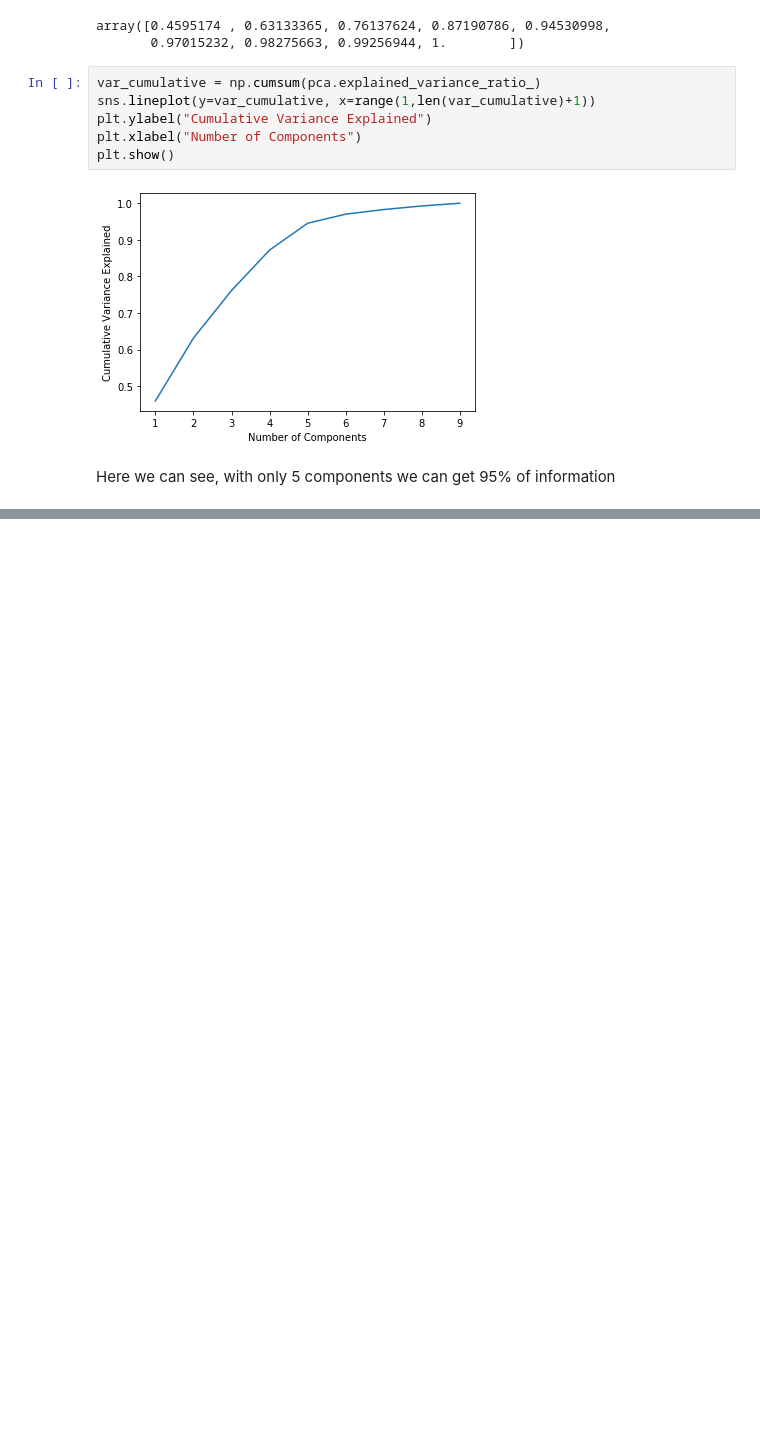
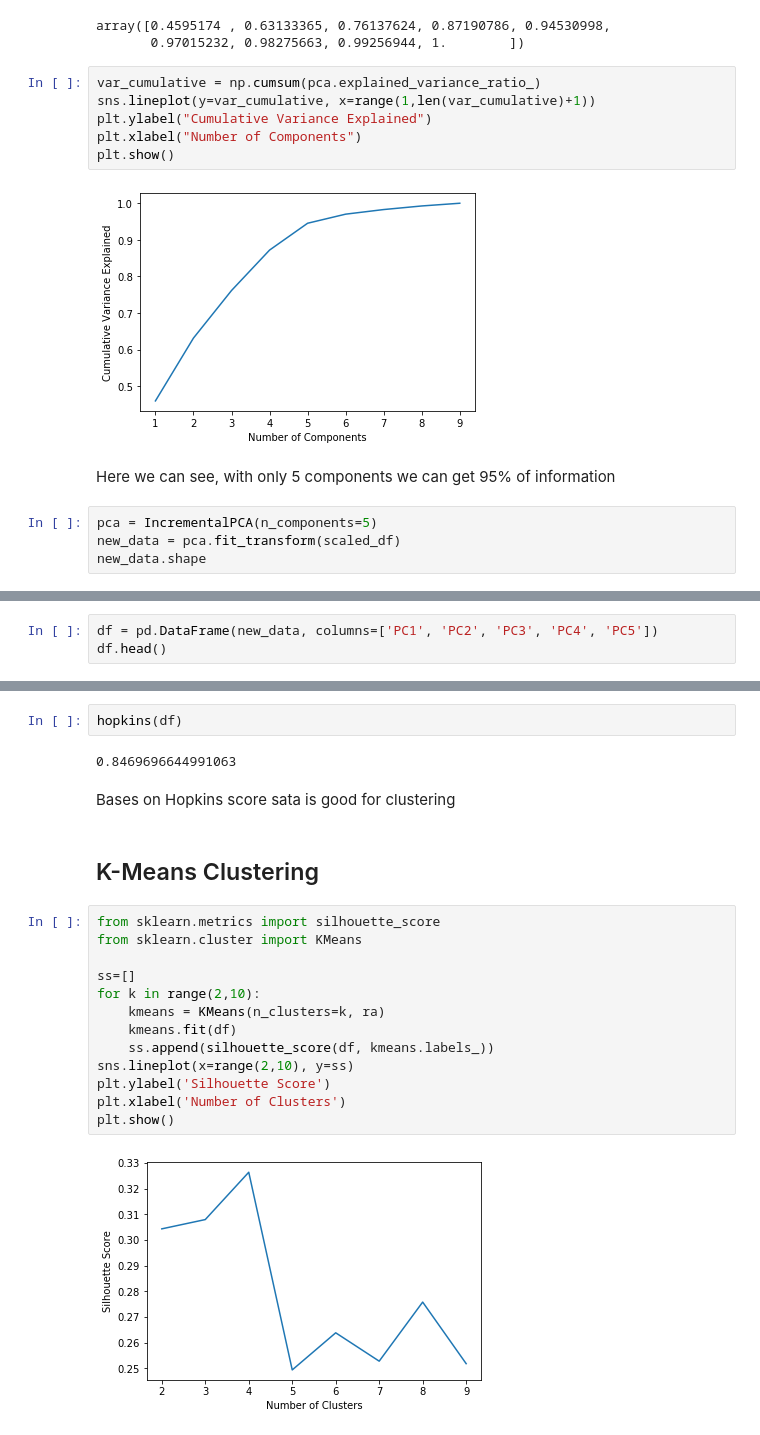
Before and after one commit to singh-manvinder/country_clustering, a Jupyter notebook: clustering.ipynb, the cells around one changed output, grey strips where cells are left out. Saved outputs shown, nothing was run; the diff lists cells and outputs as text; blank space fills up the shorter version.

Commit message:
silhouette analysis & elbow curve completed

```diff
--- a/clustering.ipynb
+++ b/clustering.ipynb
@@ -143,3 +143,7 @@ plt.show()
 [figure]
 # %% [markdown]
 Here we can see, with only 5 components we can get 95% of information
+# %%
+pca = IncrementalPCA(n_components=5)
+new_data = pca.fit_transform(scaled_df)
+new_data.shape
@@ -145,0 +152,3 @@ Here we can see, with only 5 components we can get 95% of information
+# %%
+df = pd.DataFrame(new_data, columns=['PC1', 'PC2', 'PC3', 'PC4', 'PC5'])
+df.head()
@@ -145,0 +194,23 @@ Here we can see, with only 5 components we can get 95% of information
+# %%
+hopkins(df)
+# %% [output]
+0.8469696644991063
+# %% [markdown]
+Bases on Hopkins score sata is good for clustering
+# %% [markdown]
+## K-Means Clustering
+# %%
+from sklearn.metrics import silhouette_score
+from sklearn.cluster import KMeans
+
+ss=[]
+for k in range(2,10):
+    kmeans = KMeans(n_clusters=k, ra)
+    kmeans.fit(df)
+    ss.append(silhouette_score(df, kmeans.labels_))
+sns.lineplot(x=range(2,10), y=ss)
+plt.ylabel('Silhouette Score')
+plt.xlabel('Number of Clusters')
+plt.show()
+# %% [output]
+[figure, added]
```
Also changed, not shown: parts of 9 cells of this notebook.
